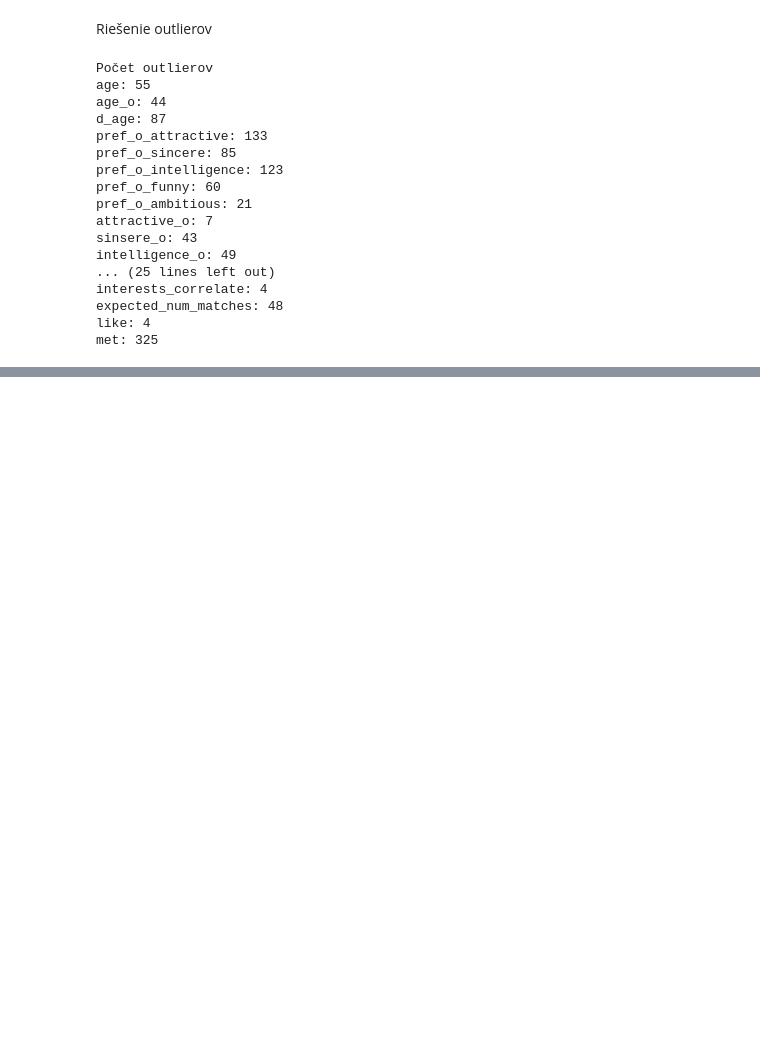
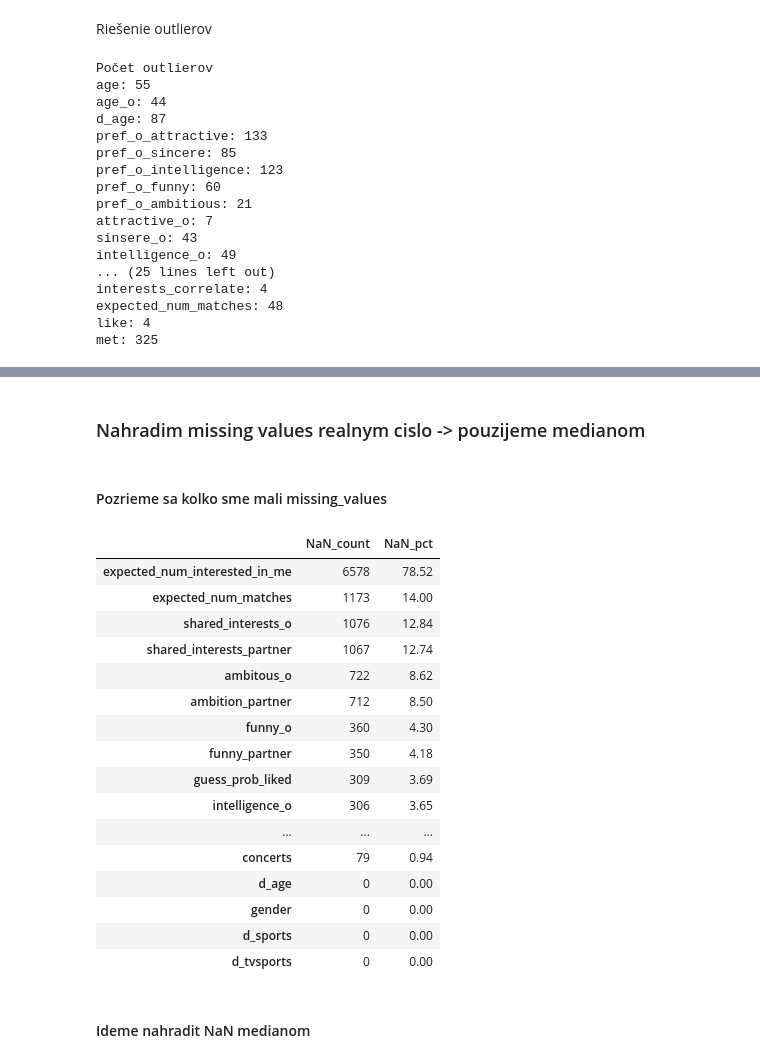
Before and after one commit to Daweed12/ZNEUS_ZS_Vach_Kmet_Duchon, a Jupyter notebook: Project1.ipynb, the cells around one changed output, grey strips where cells are left out. Cells and saved outputs as stored; diff of their text form; code cells hidden in the pictures; blank space fills up the shorter version.

Commit message:
missing

```diff
--- a/Project1.ipynb
+++ b/Project1.ipynb
@@ -191,0 +261,30 @@ met: 325
+# %% [markdown]
+### Nahradim missing values realnym cislo -> pouzijeme medianom
+# %% [markdown]
+#### Pozrieme sa kolko sme mali missing_values
+# %%
+nan_counts = df[columns_of_interest].isna().sum()
+nan_pct = (df[columns_of_interest].isna().mean() * 100).round(2)
+
+summary_nan = pd.DataFrame({"NaN_count": nan_counts, "NaN_pct": nan_pct}).sort_values("NaN_count", ascending=False)
+display(summary_nan)
+# %% [output]
+|  | NaN_count | NaN_pct |
+| expected_num_interested_in_me | 6578 | 78.52 |
+| expected_num_matches | 1173 | 14.00 |
+| shared_interests_o | 1076 | 12.84 |
+| shared_interests_partner | 1067 | 12.74 |
+| ambitous_o | 722 | 8.62 |
+| ambition_partner | 712 | 8.50 |
+| funny_o | 360 | 4.30 |
+| funny_partner | 350 | 4.18 |
+| guess_prob_liked | 309 | 3.69 |
+| intelligence_o | 306 | 3.65 |
+| ... | ... | ... |
+| concerts | 79 | 0.94 |
+| d_age | 0 | 0.00 |
+| gender | 0 | 0.00 |
+| d_sports | 0 | 0.00 |
+| d_tvsports | 0 | 0.00 |
+# %% [markdown]
+#### Ideme nahradit NaN medianom
```
Also changed, not shown: parts of 5 cells of this notebook.
